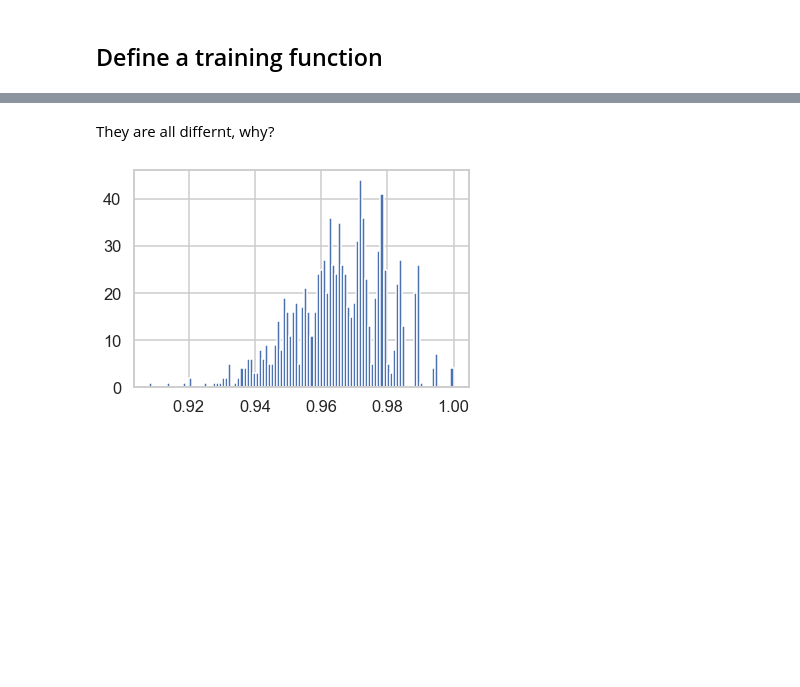
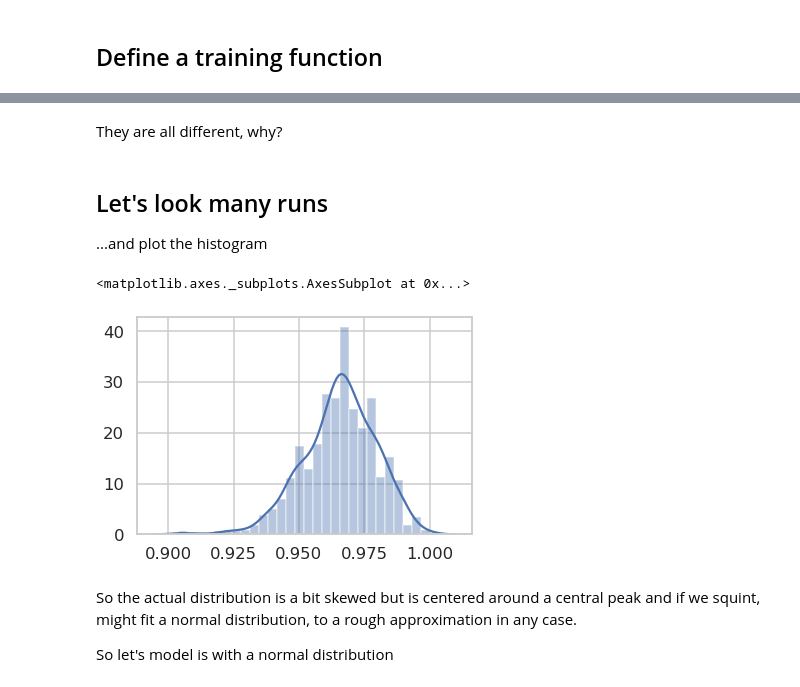
Before and after one commit to euclidity/transform-2020-ray, a Jupyter notebook: 1_hyperparameter_tuning_warm_up/1 - warm up with some sklearn.ipynb, the cells around one changed output, grey strips where cells are left out. Drawn from its saved outputs; the diff is of its cells as text; code cells hidden in the pictures; blank space fills up the shorter version.

```diff
--- a/1_hyperparameter_tuning_warm_up/1 - warm up with some sklearn.ipynb
+++ b/1_hyperparameter_tuning_warm_up/1 - warm up with some sklearn.ipynb
@@ -99,12 +101,22 @@ F1 Score 0.96629213483146081387076
 # %% [markdown]
-They are all differnt, why?
+They are all different, why?
+# %% [markdown]
+## Let's look many runs
+
+...and plot the histogram
 # %%
 import matplotlib.pyplot as plt
 from tqdm.notebook import tqdm
 scores = []
 for n in tqdm(range(1000)):
     scores.append(train(features, labels))
-_=plt.hist(scores, 100)
+# _=plt.hist(scores, 100)
+sns.distplot(scores)
 # %% [output]
+<matplotlib.axes._subplots.AxesSubplot at 0x...>
-[figure, old version]
+[figure, new version]
+# %% [markdown]
+So the actual distribution is a bit skewed but is centered around a central peak and if we squint, might fit a normal distribution, to a rough approximation in any case.
+
+So let's model is with a normal distribution
 # %%
```
Also changed, not shown: parts of 8 cells of this notebook.
